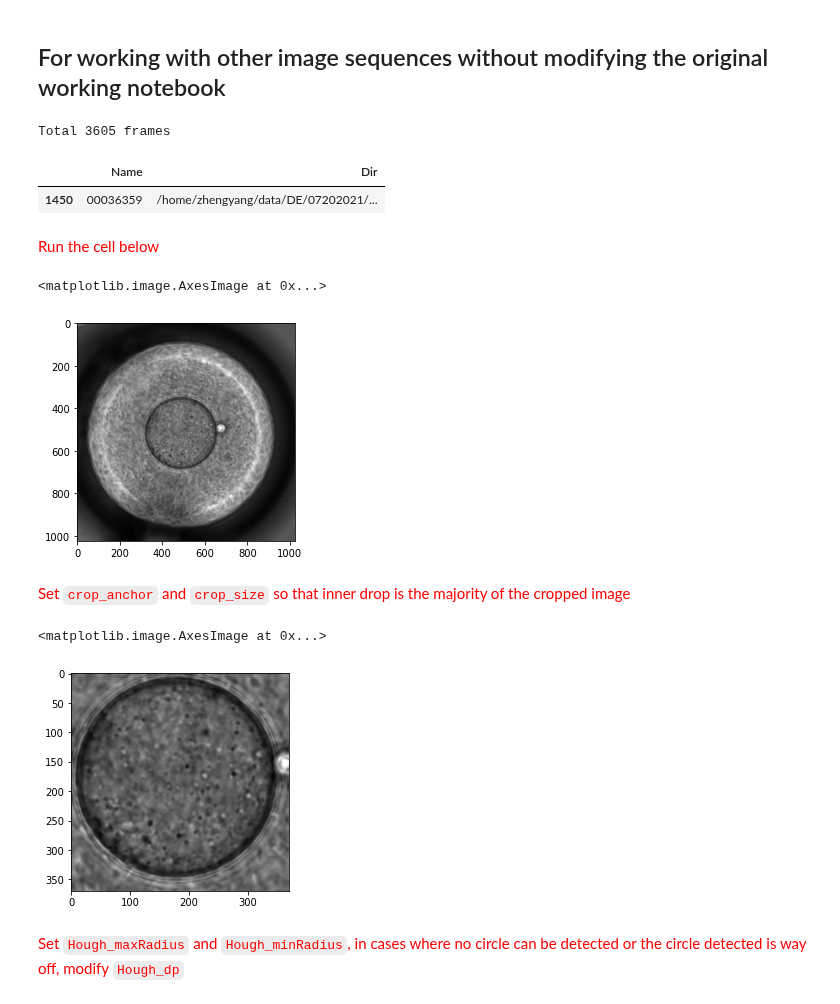
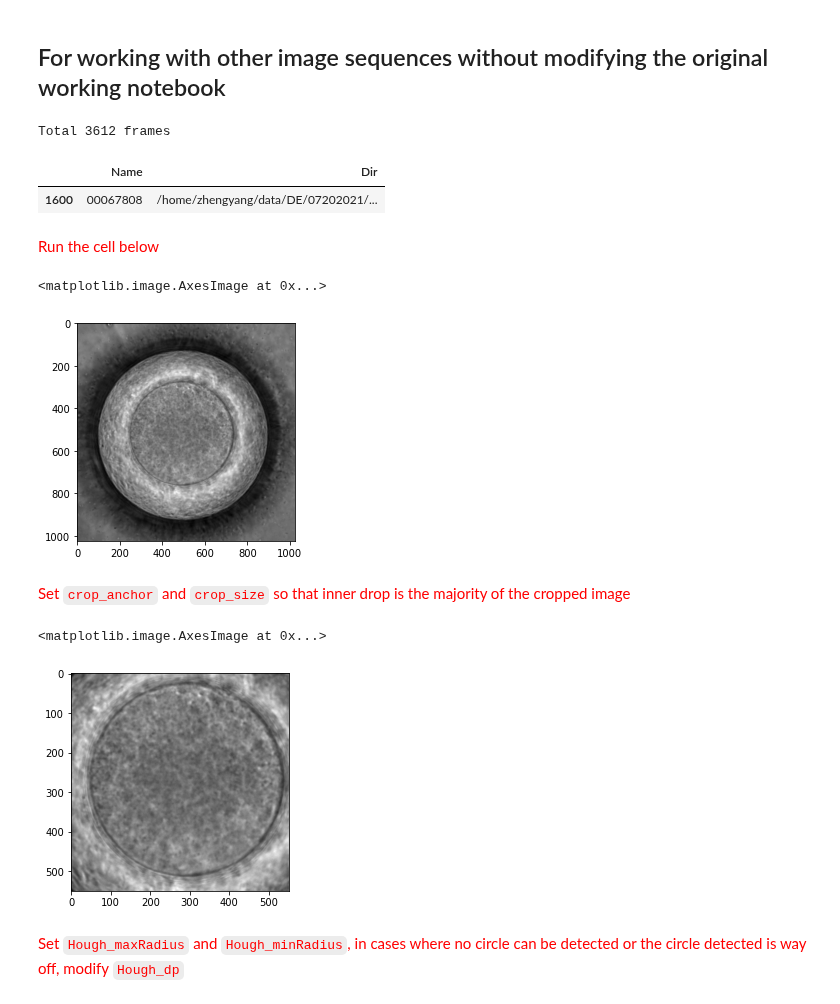
Before and after one commit to ZLoverty/DE, a Jupyter notebook: Code/Circle-detection/crop-HoughCircles-Copy1.ipynb, the cells around one changed output. Saved outputs shown, nothing was run; the diff lists cells and outputs as text; code cells hidden in the pictures.

```diff
--- a/Code/Circle-detection/crop-HoughCircles-Copy1.ipynb
+++ b/Code/Circle-detection/crop-HoughCircles-Copy1.ipynb
@@ -13,17 +13,17 @@ import pandas as pd
 from myImageLib import to8bit, show_progress
 import time
 # %%
-folder = '/home/zhengyang/data/DE/08132021/2021-08-13_16h35m25s'
+folder = '/home/zhengyang/data/DE/08042021/2021-08-04_16h32m08s'
 l = readdata(os.path.join(folder, 'images'), 'tif')
 num_images = len(l)
 print('Total {:d} frames'.format(num_images))
 # %% [output]
-Total 3605 frames
+Total 3612 frames
 # %%
-l.loc[l.Name=='00036359']
+l.loc[l.Name=='00067808']
 # %% [output]
 |  | Name | Dir |
-| 1450 | 00036359 | /home/zhengyang/data/DE/07202021/... |
+| 1600 | 00067808 | /home/zhengyang/data/DE/07202021/... |
 # %% [markdown]
 <font color='red'> Run the cell below
 # %%
@@ -32,21 +32,21 @@ img = io.imread(l.Dir[0])
 plt.imshow(img, cmap='gray')
 # %% [output]
 <matplotlib.image.AxesImage at 0x...>
-[figure, old version]
+[figure, new version]
 # %% [markdown]
 <font color='red'> Set `crop_anchor` and `crop_size` so that inner drop is the majority of the cropped image
 # %%
 # test the first cropped image
-crop_anchor = np.array([340, 310]) # upper left corner coords, int
-crop_size = (370, 370) # height and width, int
+crop_anchor = np.array([250, 200]) # upper left corner coords, int
+crop_size = (550, 550) # height and width, int
 crop = (crop_anchor[0], crop_anchor[0]+crop_size[0],
        crop_anchor[1], crop_anchor[1]+crop_size[1])
 # need to check if the crop exceeds the borders of images
 cropped = img[crop[0]:crop[1], crop[2]:crop[3]]
 plt.imshow(cropped, cmap='gray')
 # %% [output]
 <matplotlib.image.AxesImage at 0x...>
-[figure, old version]
+[figure, new version]
 # %% [markdown]
 <font color='red'> Set `Hough_maxRadius` and `Hough_minRadius`, in cases where no circle can be detected or the circle detected is way off, modify `Hough_dp`
 # %%
```
Also changed, not shown: parts of 4 cells of this notebook, 4 other files.
